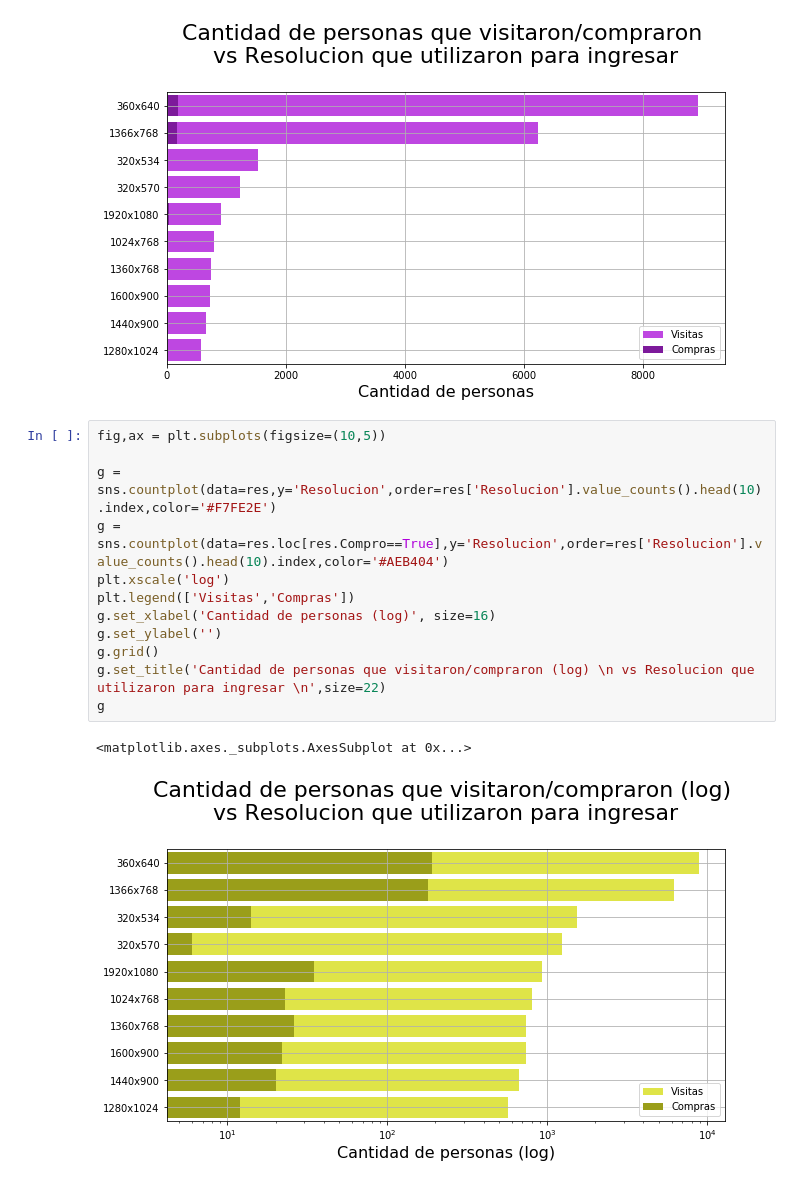
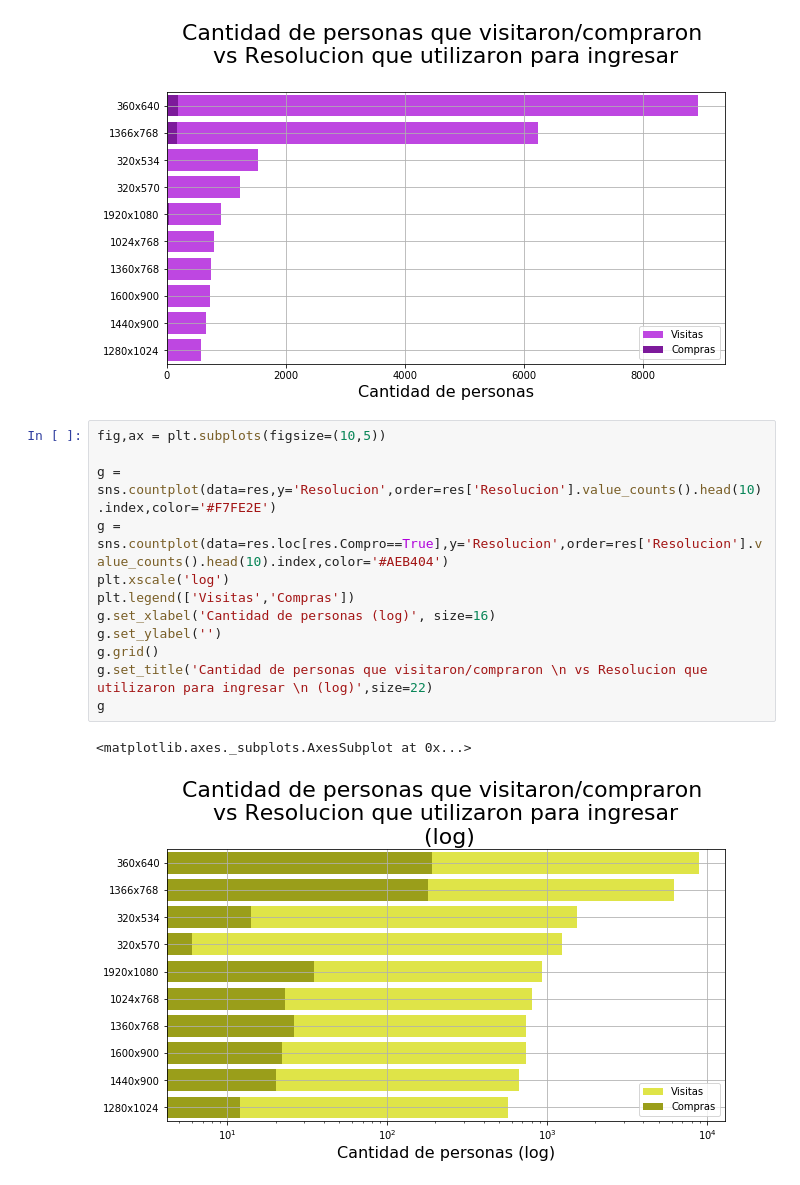
Before and after one commit to javier2409/TP1Datos2C2018, a Jupyter notebook: screen_resolution.ipynb, the cells around one changed output. Saved outputs shown, nothing was run; the diff lists cells and outputs as text.

```diff
--- a/screen_resolution.ipynb
+++ b/screen_resolution.ipynb
@@ -80,15 +80,15 @@ g
 # %%
 fig,ax = plt.subplots(figsize=(10,5))
 
 g = sns.countplot(data=res,y='Resolucion',order=res['Resolucion'].value_counts().head(10).index,color='#F7FE2E')
 g = sns.countplot(data=res.loc[res.Compro==True],y='Resolucion',order=res['Resolucion'].value_counts().head(10).index,color='#AEB404')
 plt.xscale('log')
 plt.legend(['Visitas','Compras'])
 g.set_xlabel('Cantidad de personas (log)', size=16)
 g.set_ylabel('')
 g.grid()
-g.set_title('Cantidad de personas que visitaron/compraron (log) \n vs Resolucion que utilizaron para ingresar \n',size=22)
+g.set_title('Cantidad de personas que visitaron/compraron \n vs Resolucion que utilizaron para ingresar \n (log)',size=22)
 g
 # %% [output]
 <matplotlib.axes._subplots.AxesSubplot at 0x...>
-[figure, old version]
+[figure, new version]
```
Also changed, not shown: 5 other files.
